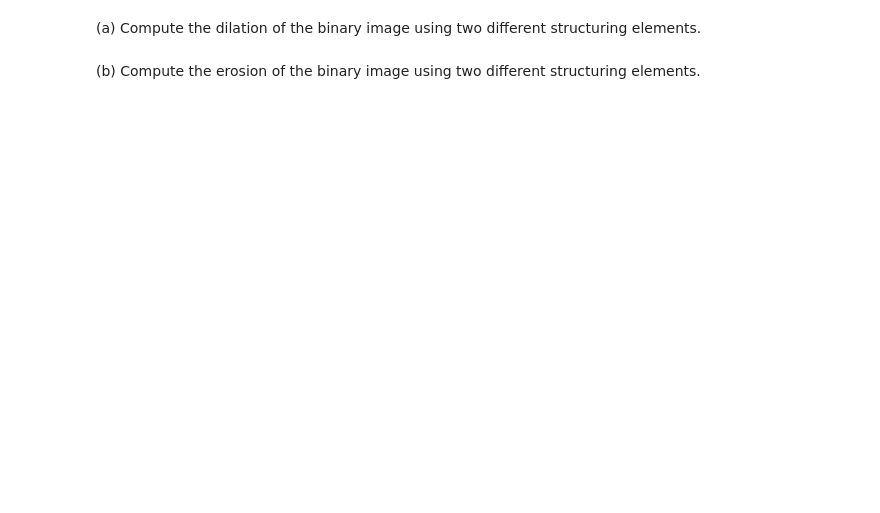
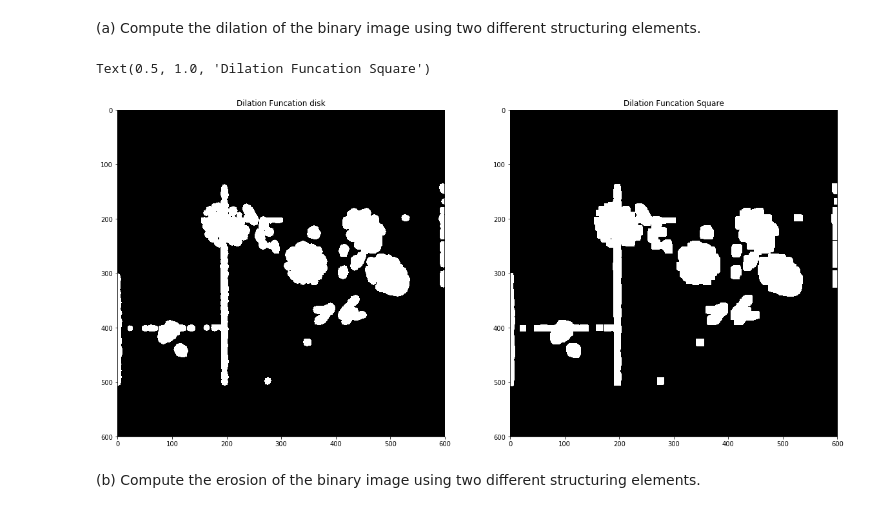
Before and after one commit to pooyansalehi/DIPastro2019, a Jupyter notebook: lab5/lab5.ipynb, the cells around one changed output. Drawn from its saved outputs; the diff is of its cells as text; code cells hidden in the pictures; blank space fills up the shorter version.

```diff
--- a/lab5/lab5.ipynb
+++ b/lab5/lab5.ipynb
@@ -100,4 +139,18 @@ Read in the image $\texttt{sunspot.png}$, an image of a historical sunspot drawi
 # %% [markdown]
 (a) Compute the dilation of the binary image using two different structuring elements.
+# %%
+imggr_dilation_disk = morph.binary_dilation(threshold_imggr,selem_disk)
+imggr_dilation_square = morph.binary_dilation(threshold_imggr,selem_square)
+# %%
+fig, axes = plt.subplots(1, 2, figsize=(20, 10))
+ax = axes.ravel()
+
+ax[0].imshow(imggr_dilation_disk, cmap='gray')
+ax[0].set_title("Dilation Funcation disk")
+ax[1].imshow(imggr_dilation_square, cmap='gray')
+ax[1].set_title("Dilation Funcation Square")
+# %% [output]
+Text(0.5, 1.0, 'Dilation Funcation Square')
+[figure, added]
 # %% [markdown]
 (b) Compute the erosion of the binary image using two different structuring elements.
```
Also changed, not shown: parts of 27 cells of this notebook, 1 other file.
